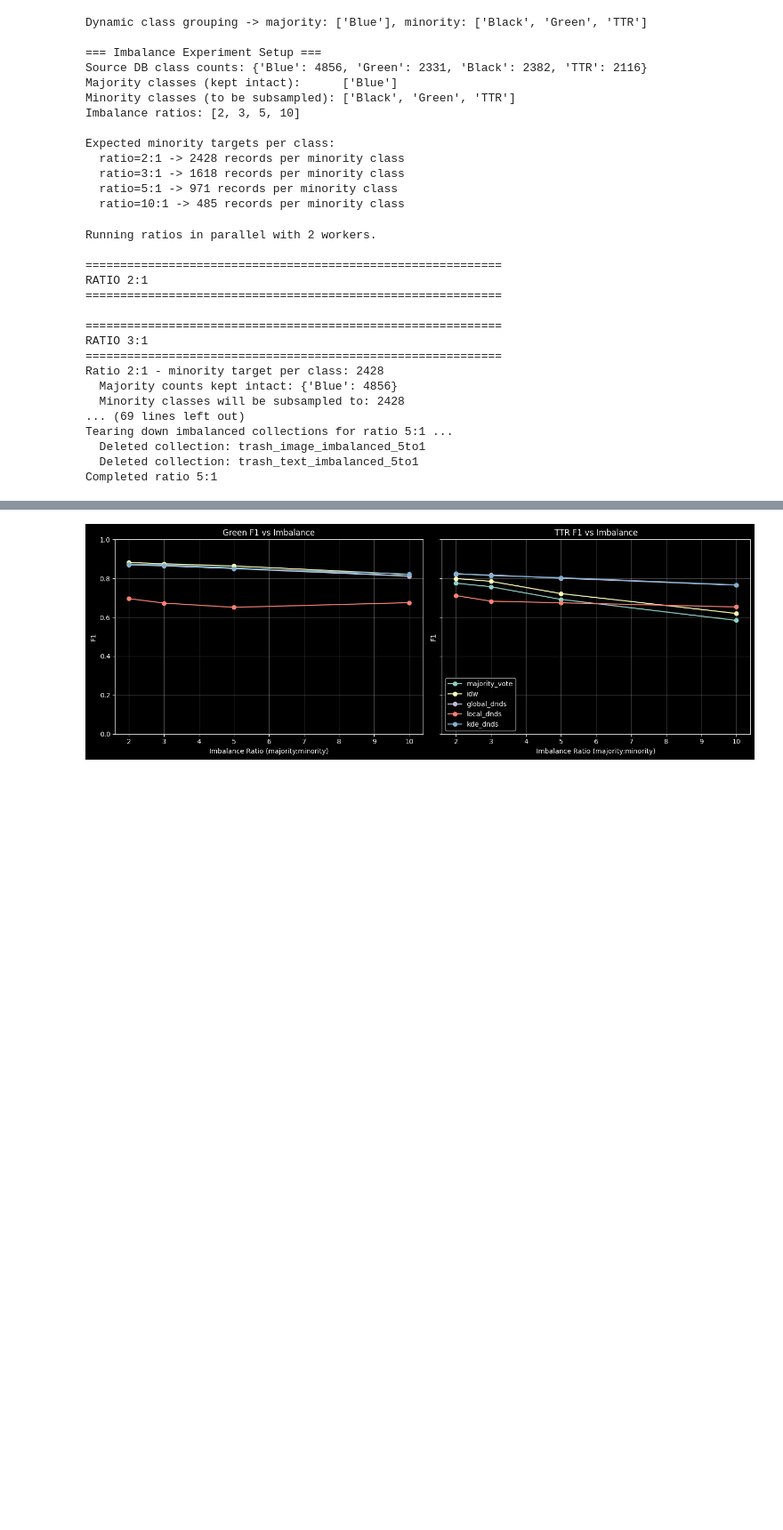
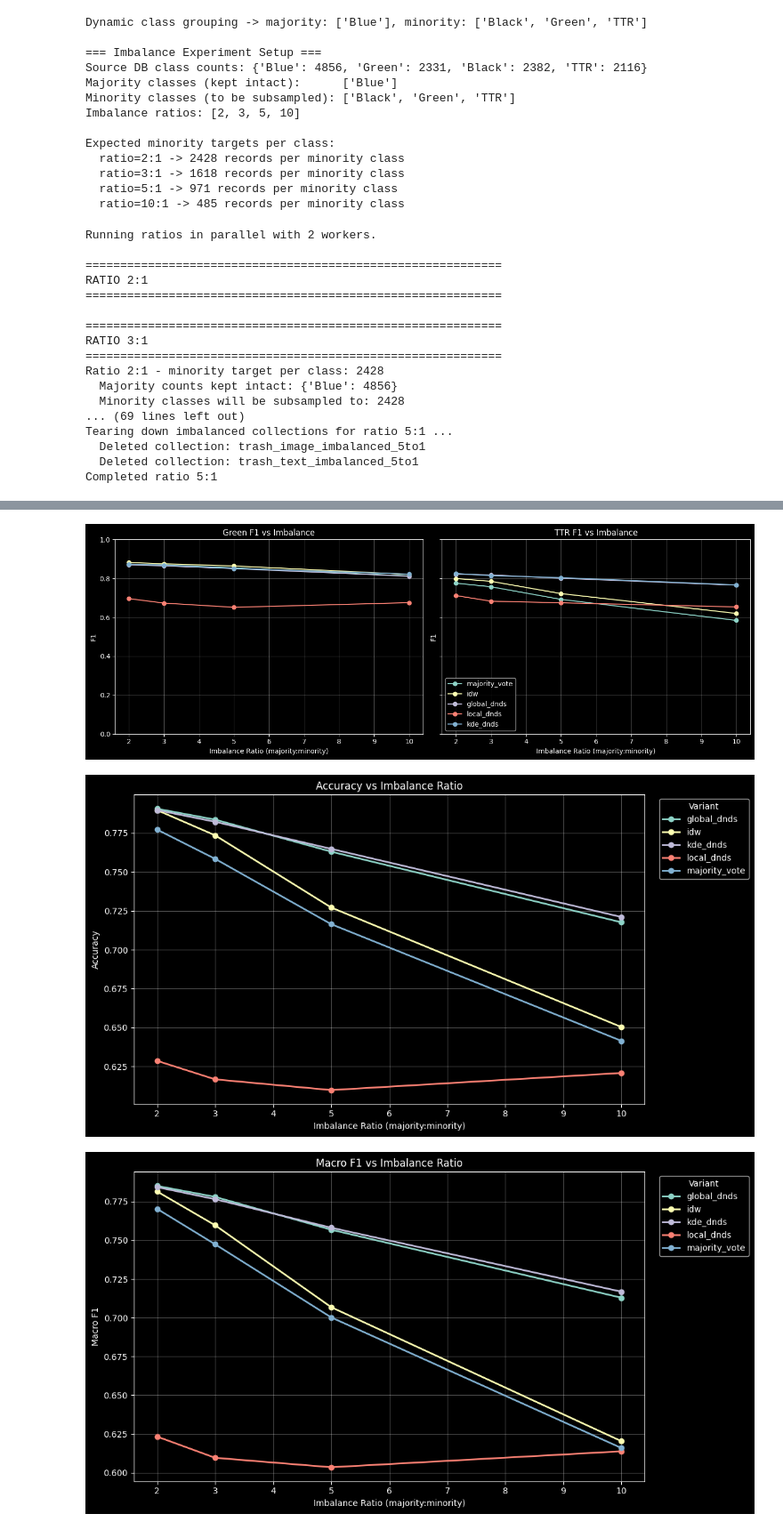
Before and after one commit to NotAlpha45/trash-classification-project, a Jupyter notebook: notebooks/phase2/03_imbalance_experiment.ipynb, the cells around one changed output, grey strips where cells are left out. Shown at 89% size. Cells and saved outputs as stored; diff of their text form; code cells hidden in the pictures; blank space fills up the shorter version.

```diff
--- a/notebooks/phase2/03_imbalance_experiment.ipynb
+++ b/notebooks/phase2/03_imbalance_experiment.ipynb
@@ -330,14 +330,11 @@ Tearing down imbalanced collections for ratio 5:1 ...
 Completed ratio 5:1
 # %%
 import pandas as pd
+import matplotlib.pyplot as plt
 
 save_results(all_results, str(RESULTS_PATH))
 save_imbalance_summary_csv(all_results, str(IMBALANCE_CSV_PATH))
 plot_minority_f1_vs_imbalance(all_results, str(FIG_PATH))
-
-# if traditional_ready:
-#     del traditional_kwargs
-# clear_gpu_memory()
 
 print(f"Saved JSON results: {RESULTS_PATH}")
 print(f"Saved CSV summary: {IMBALANCE_CSV_PATH}")
@@ -356,7 +353,8 @@ for ratio in all_results.get("ratios", []):
                 "variant": variant_name,
                 "accuracy": round(float(metrics.get("accuracy", 0.0)), 4),
                 "macro_f1": round(float(metrics.get("macro_f1", 0.0)), 4),
-                "weighted_f1": round(float(metrics.get("weighted_f1", 0.0)), 4),
+                "black_f1": round(float(per_f1.get("Black", 0.0)), 4),
+                "blue_f1": round(float(per_f1.get("Blue", 0.0)), 4),
                 "green_f1": round(float(per_f1.get("Green", 0.0)), 4),
                 "ttr_f1": round(float(per_f1.get("TTR", 0.0)), 4),
             }
@@ -364,6 +362,75 @@ for ratio in all_results.get("ratios", []):
 
 summary_df = pd.DataFrame(rows).sort_values(["ratio", "variant"]).reset_index(drop=True)
 
+# Plot 1: Accuracy by ratio and variant
+accuracy_pivot = summary_df.pivot(index="ratio", columns="variant", values="accuracy")
+plt.figure(figsize=(11, 6))
+for variant_name in accuracy_pivot.columns:
+    plt.plot(
+        accuracy_pivot.index,
+        accuracy_pivot[variant_name],
+        marker="o",
+        linewidth=2,
+        label=variant_name,
+    )
+plt.xlabel("Imbalance Ratio (majority:minority)")
+plt.ylabel("Accuracy")
+plt.title("Accuracy vs Imbalance Ratio")
+plt.grid(alpha=0.3)
+plt.legend(title="Variant", bbox_to_anchor=(1.02, 1), loc="upper left")
+plt.tight_layout()
+plt.show()
+
+# Plot 2: Macro F1 by ratio and variant
+macro_pivot = summary_df.pivot(index="ratio", columns="variant", values="macro_f1")
+plt.figure(figsize=(11, 6))
+for variant_name in macro_pivot.columns:
+    plt.plot(
+        macro_pivot.index,
+        macro_pivot[variant_name],
+        marker="o",
+        linewidth=2,
+        label=variant_name,
+    )
+plt.xlabel("Imbalance Ratio (majority:minority)")
+plt.ylabel("Macro F1")
+plt.title("Macro F1 vs Imbalance Ratio")
+plt.grid(alpha=0.3)
+plt.legend(title="Variant", bbox_to_anchor=(1.02, 1), loc="upper left")
+plt.tight_layout()
+plt.show()
+
+# Plot 3: Class-wise F1 (Black, Blue, Green, TTR)
+class_f1_cols = ["black_f1", "blue_f1", "green_f1", "ttr_f1"]
+classwise_long = summary_df.melt(
+    id_vars=["ratio", "variant"],
+    value_vars=class_f1_cols,
+    var_name="class",
+    value_name="f1",
+)
+classwise_long["class"] = classwise_long["class"].str.replace("_f1", "").str.upper()
+
+for cls in ["BLACK", "BLUE", "GREEN", "TTR"]:
+    cls_df = classwise_long[classwise_long["class"] == cls]
+    cls_pivot = cls_df.pivot(index="ratio", columns="variant", values="f1")
+
+    plt.figure(figsize=(11, 5))
+    for variant_name in cls_pivot.columns:
+        plt.plot(
+            cls_pivot.index,
+            cls_pivot[variant_name],
+            marker="o",
+            linewidth=2,
+            label=variant_name,
+        )
+    plt.xlabel("Imbalance Ratio (majority:minority)")
+    plt.ylabel("F1 Score")
+    plt.title(f"{cls} F1 vs Imbalance Ratio")
+    plt.grid(alpha=0.3)
+    plt.legend(title="Variant", bbox_to_anchor=(1.02, 1), loc="upper left")
+    plt.tight_layout()
+    plt.show()
+
 print("\n" + "=" * 80)
 print("IMBALANCE RESULTS SUMMARY TABLE")
 print("=" * 80)
@@ -389 +442,3 @@ IMBALANCE RESULTS SUMMARY TABLE
 [figure]
+[figure, added]
+[figure, added]
```
Also changed, not shown: parts of 1 cell of this notebook.
